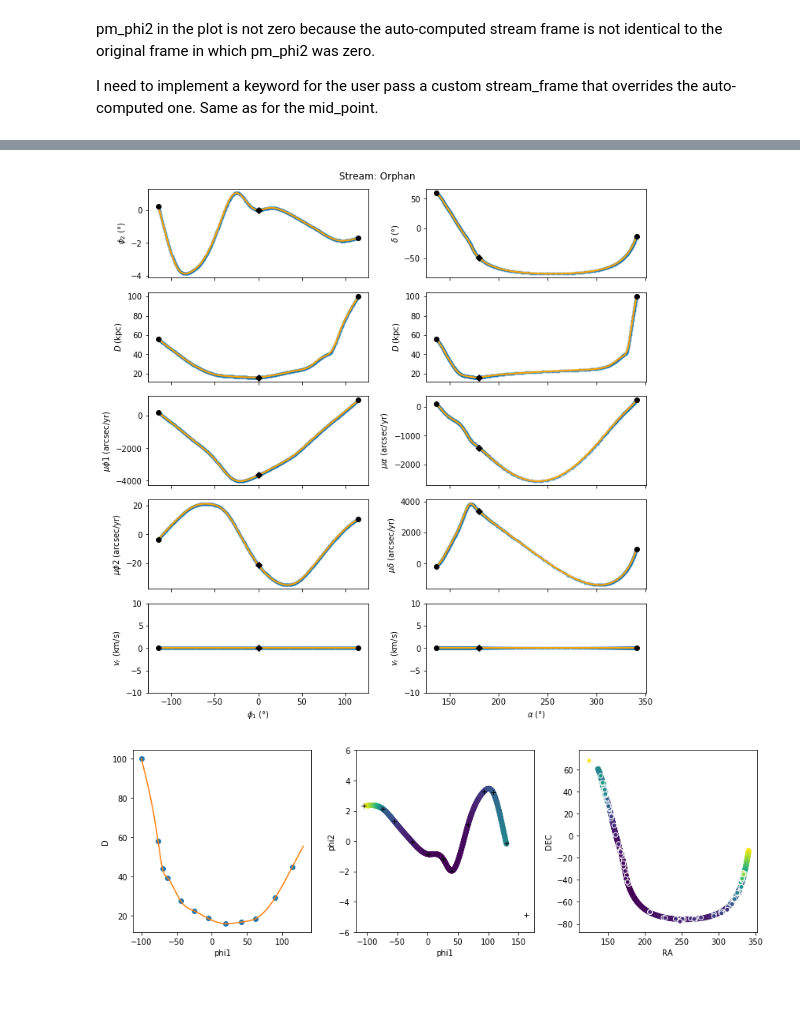
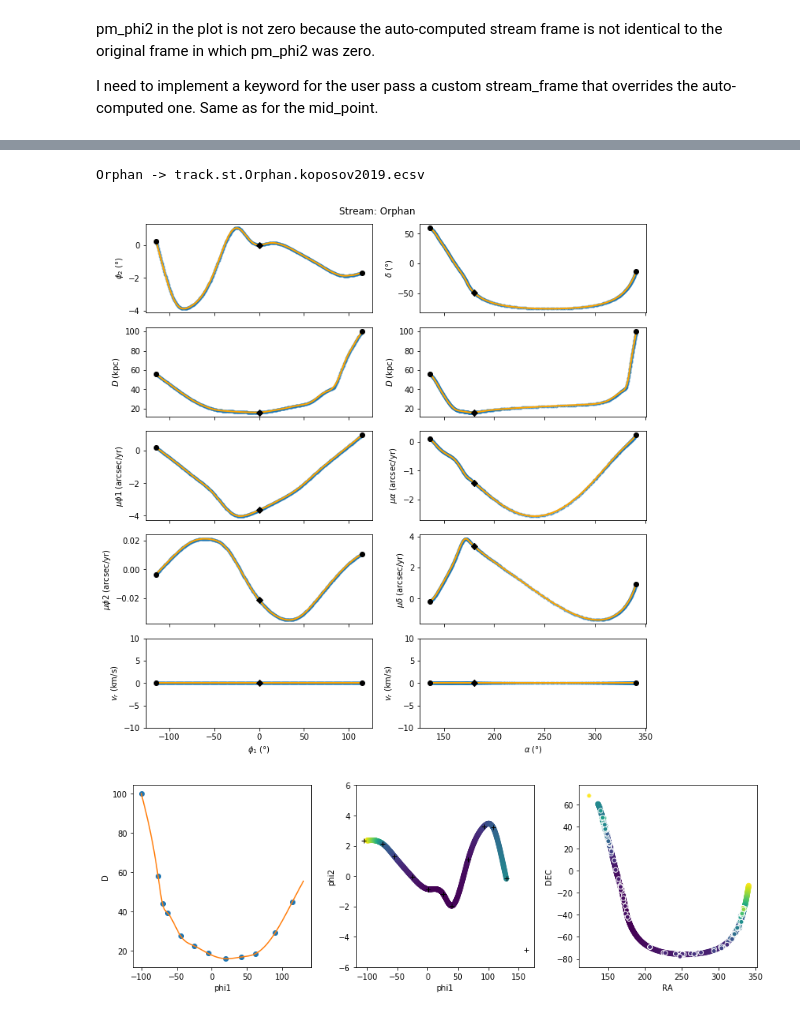
Before and after one commit to cmateu/galstreams, a Jupyter notebook: galstreams/tracks/standardized_tracks.ipynb, the cells around one changed output, grey strips where cells are left out. Saved outputs shown, nothing was run; the diff lists cells and outputs as text; code cells hidden in the pictures.

Commit message:
unit correction in Orphan pmphi1

```diff
--- a/galstreams/tracks/standardized_tracks.ipynb
+++ b/galstreams/tracks/standardized_tracks.ipynb
@@ -779,7 +779,7 @@ Mrot_radec_to_phi12=[[-0.44761231,-0.08785756,-0.88990128],
 
 stream_frame = gc.GreatCircleICRSFrame.from_R(Mrot_radec_to_phi12)
 stream_track = ac.SkyCoord(phi1=phi1s*u.deg, phi2=phi2s*u.deg, distance=Ds*u.kpc, frame=stream_frame,
-                           pm_phi1_cosphi2=muphi1s*u.arcsec/u.yr, pm_phi2=zeros*u.arcsec/u.yr)
+                           pm_phi1_cosphi2=muphi1s*u.mas/u.yr, pm_phi2=zeros*u.arcsec/u.yr)
 
 Ref = "koposov2019"
 Name,ShortName= "Orphan","Orp"
@@ -792,4 +792,5 @@ Orphan -> track.st.Orphan.koposov2019.ecsv
+Orphan -> track.st.Orphan.koposov2019.ecsv
-[figure, old version]
+[figure, new version]
 # %%
 plt.figure(1,figsize=(12,4))
 plt.subplot(131)
```
Also changed, not shown: parts of 2 cells of this notebook.
